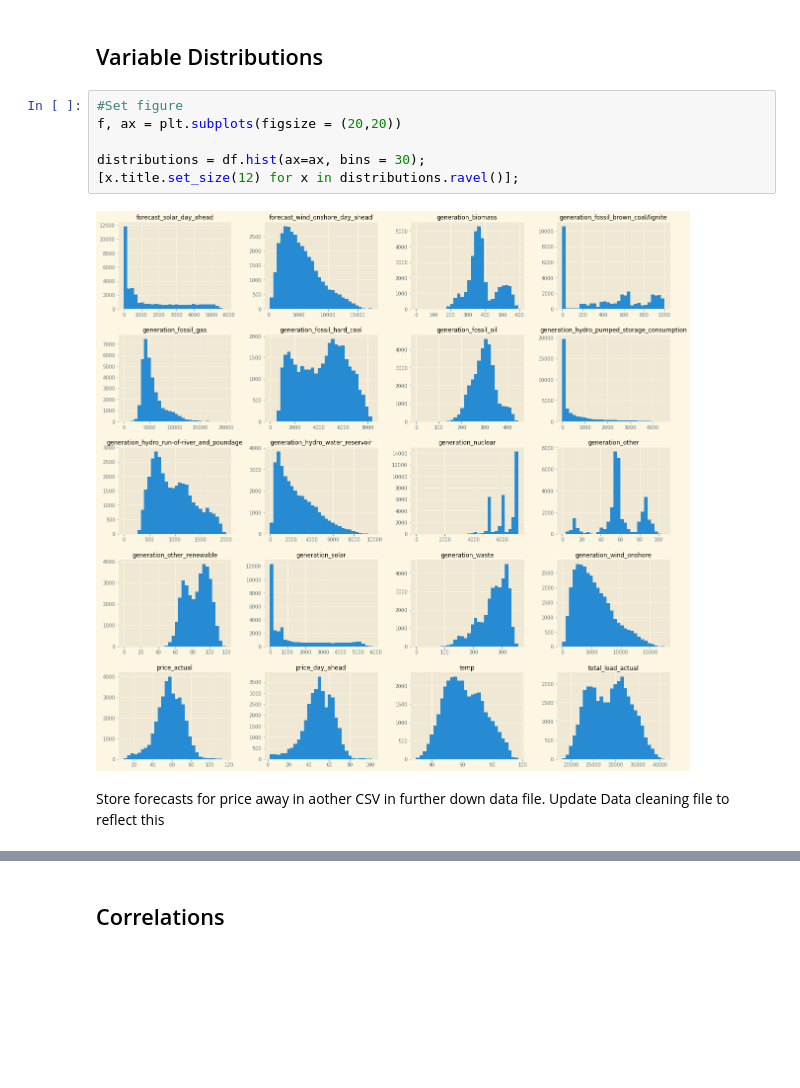
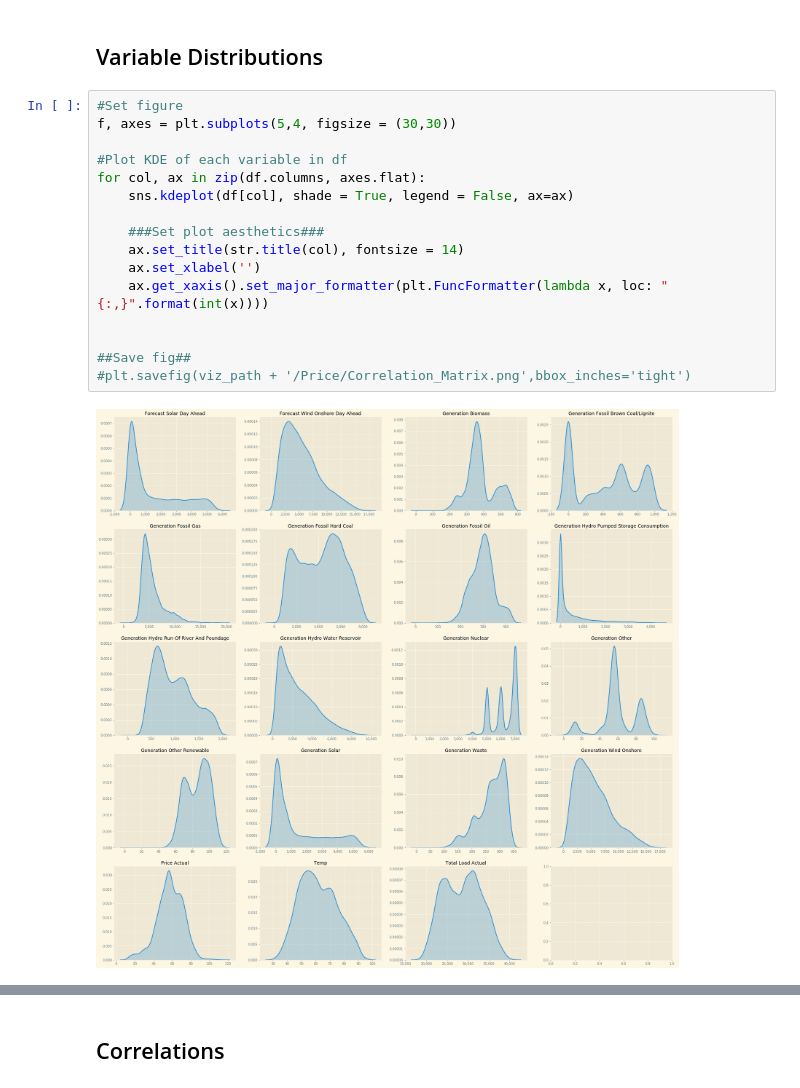
Before and after one commit to KishenSharma6/SpainEnergyAnalysis, a Jupyter notebook: Project Codes/02_Exploratory_Data_Analysis/2020_0620_Energy_Weather_EDA.ipynb, the cells around one changed output, grey strips where cells are left out. Cells and saved outputs as stored; diff of their text form; blank space fills up the shorter version.

```diff
--- a/Project Codes/02_Exploratory_Data_Analysis/2020_0620_Energy_Weather_EDA.ipynb
+++ b/Project Codes/02_Exploratory_Data_Analysis/2020_0620_Energy_Weather_EDA.ipynb
@@ -121,13 +128,21 @@ total_load_actual                              0
 dtype: int64
 # %% [markdown]
 ## Variable Distributions
-# %%
-#Set figure
-f, ax = plt.subplots(figsize = (20,20))
-
-distributions = df.hist(ax=ax, bins = 30);
-[x.title.set_size(12) for x in distributions.ravel()];
-# %% [output]
-[figure, removed]
-# %% [markdown]
-Store forecasts for price away in aother CSV in further down data file. Update Data cleaning file to reflect this
+# %%
+#Set figure
+f, axes = plt.subplots(5,4, figsize = (30,30))
+
+#Plot KDE of each variable in df
+for col, ax in zip(df.columns, axes.flat):
+    sns.kdeplot(df[col], shade = True, legend = False, ax=ax)
+
+    ###Set plot aesthetics###
+    ax.set_title(str.title(col), fontsize = 14)
+    ax.set_xlabel('')
+    ax.get_xaxis().set_major_formatter(plt.FuncFormatter(lambda x, loc: "{:,}".format(int(x))))
+
+
+##Save fig##
+#plt.savefig(viz_path + '/Price/Correlation_Matrix.png',bbox_inches='tight')
+# %% [output]
+[figure, added]
```
Also changed, not shown: parts of 53 cells of this notebook, 2 other files.
